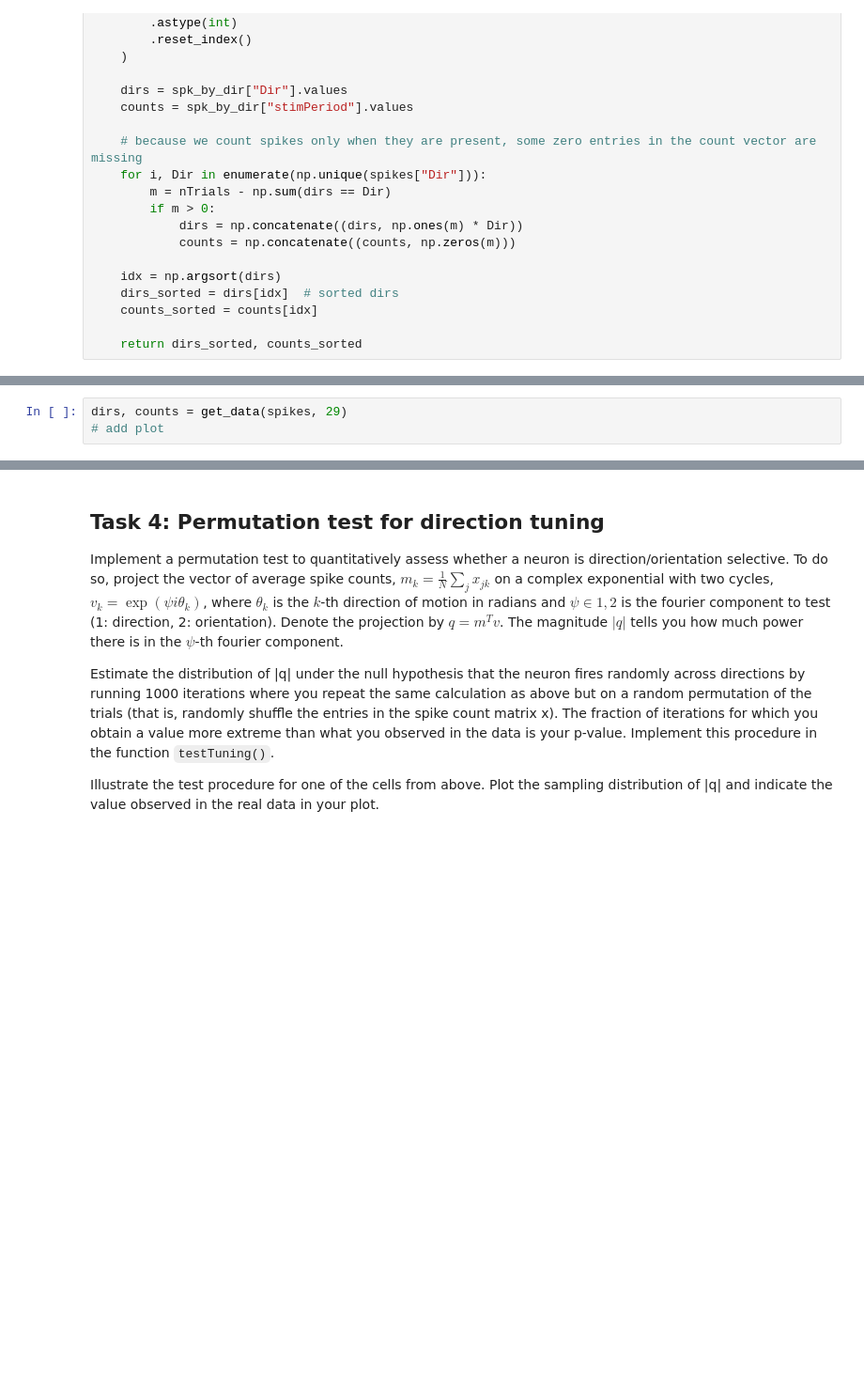
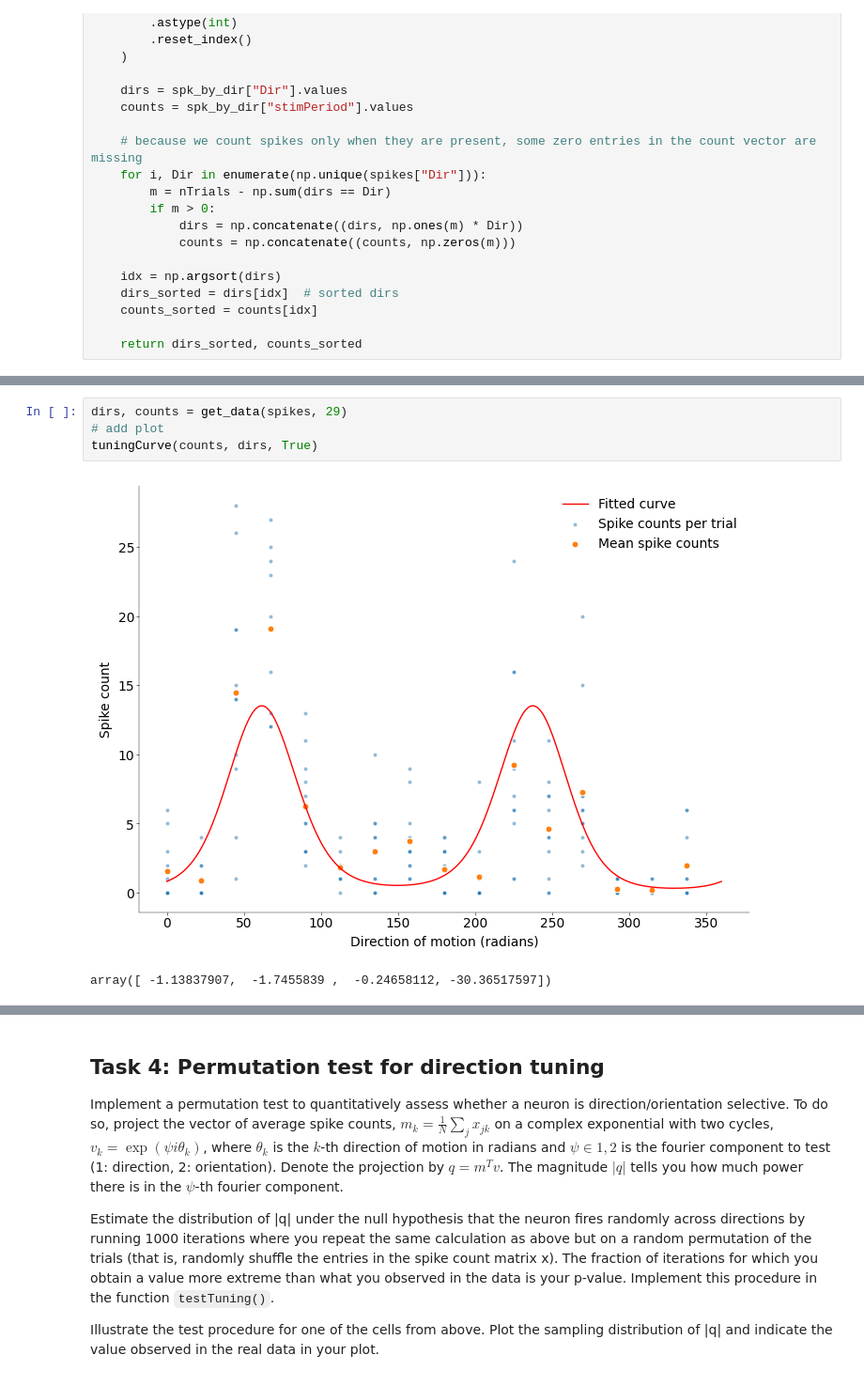
Before and after one commit to madhavi2104/Neural_Data_Science, a Jupyter notebook: CodingLab4.ipynb, the cells around one changed output, grey strips where cells are left out. Shown at 94% size. Drawn from its saved outputs; the diff is of its cells as text; blank space fills up the shorter version.

```diff
--- a/CodingLab4.ipynb
+++ b/CodingLab4.ipynb
@@ -366,6 +518,10 @@ dirs, counts = get_data(spikes, 28)
 # %%
 dirs, counts = get_data(spikes, 29)
 # add plot
+tuningCurve(counts, dirs, True)
+# %% [output]
+[figure, added]
+array([ -1.13837907,  -1.7455839 ,  -0.24658112, -30.36517597])
 # %%
 dirs, counts = get_data(spikes, 36)
 # add plot
```
Also changed, not shown: parts of 16 cells of this notebook.
